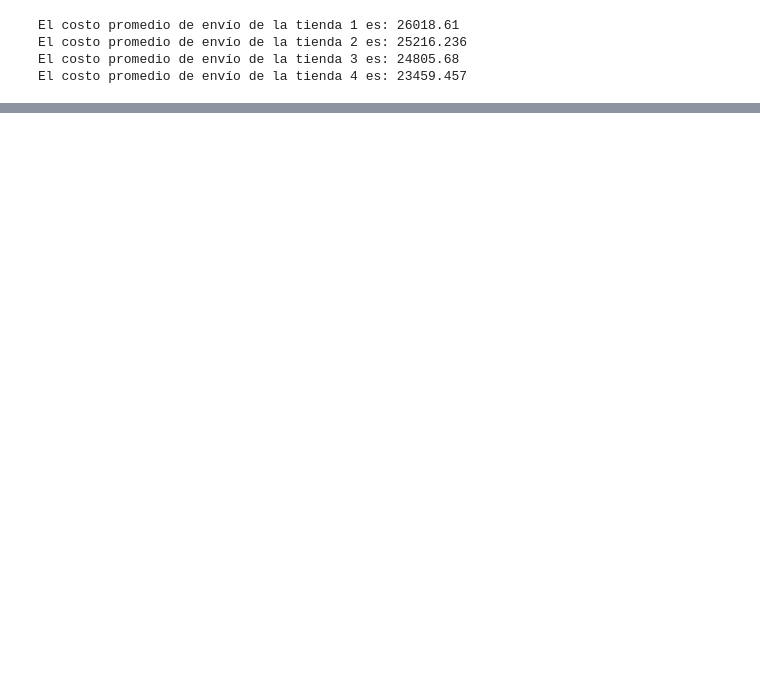
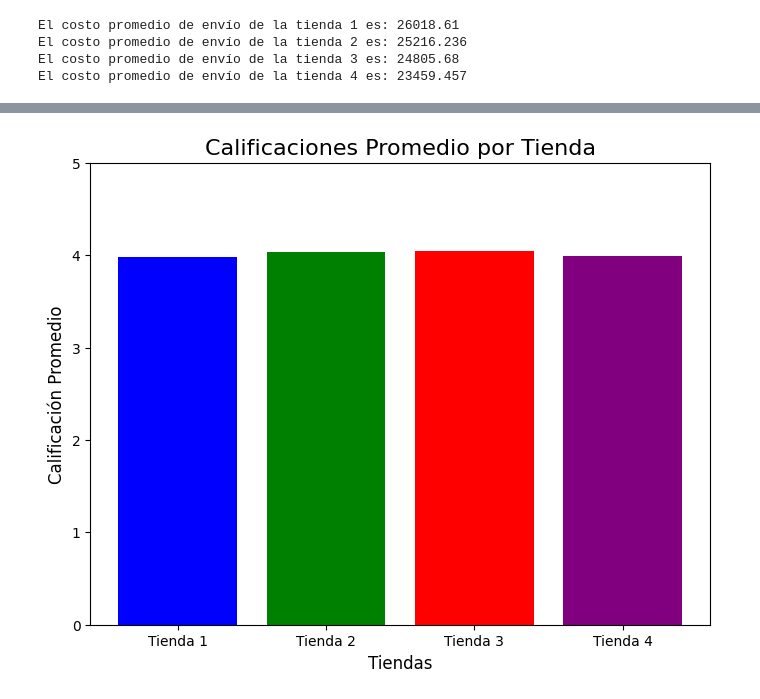
Before and after one commit to OFrancisco3/challenge-alura-store, a Jupyter notebook: AluraStoreLatam.ipynb, the cells around one changed output, grey strips where cells are left out. Drawn from its saved outputs; the diff is of its cells as text; code cells hidden in the pictures; blank space fills up the shorter version.

```diff
--- a/AluraStoreLatam.ipynb
+++ b/AluraStoreLatam.ipynb
@@ -302,0 +382,23 @@ El costo promedio de envío de la tienda 4 es: 23459.457
+# %%
+calificaciones = [
+    calificacion_promedio_tienda_1,
+    calificacion_promedio_tienda_2,
+    calificacion_promedio_tienda_3,
+    calificacion_promedio_tienda_4,
+]
+nombres_tiendas = ["Tienda 1", "Tienda 2", "Tienda 3", "Tienda 4"]
+
+# Crear el gráfico de barras
+plt.figure(figsize=(8, 6))  # Tamaño del gráfico
+plt.bar(nombres_tiendas, calificaciones, color=["blue", "green", "red", "purple"])
+
+# Personalizar el gráfico
+plt.title("Calificaciones Promedio por Tienda", fontsize=16)
+plt.xlabel("Tiendas", fontsize=12)
+plt.ylabel("Calificación Promedio", fontsize=12)
+plt.ylim(0, 5)  # Establecer el límite del eje Y entre 0 y 5 (escala de calificaciones)
+
+# Mostrar el gráfico
+plt.show()
+# %% [output]
+[figure, added]
```
Also changed, not shown: parts of 7 cells of this notebook.
